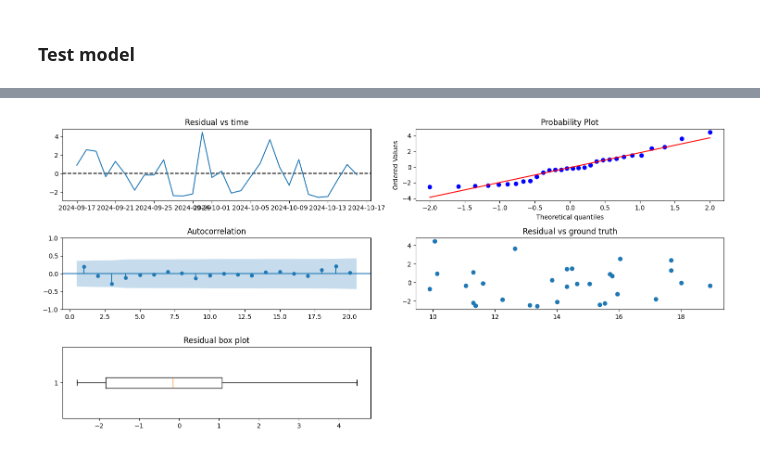
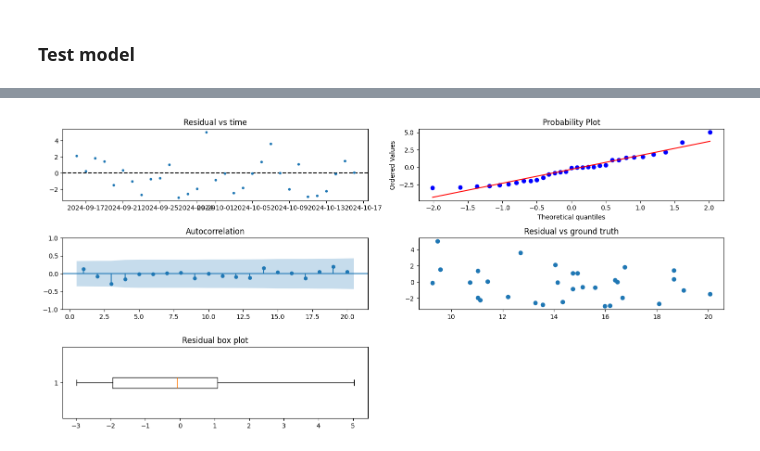
Before and after one commit to dangnguyen2910/temperature_forecasting, a Jupyter notebook: src/lstm.ipynb, the cells around one changed output, grey strips where cells are left out. Drawn from its saved outputs; the diff is of its cells as text; code cells hidden in the pictures.

```diff
--- a/src/lstm.ipynb
+++ b/src/lstm.ipynb
@@ -264,7 +305,15 @@ with torch.no_grad():
         features = features.to(device).unsqueeze(2)
         target = target.to(device)
 
-        output = model(features).cpu().tolist()
+        output = model(features)
+
+        # In case batch only has 1 sample, output will be of shape []
+        # The below "if" is to transform shape to [1] to make it comparable with
+        # the target
+        if (output.size() == torch.Size([])):
+            output = output.unsqueeze(0)
+        output = output.cpu().tolist()
+
         train_outputs += output
 
 
@@ -272,29 +321,37 @@ with torch.no_grad():
         features = features.to(device).unsqueeze(2)
         target = target.to(device)
 
-        output = model(features).cpu().tolist()
+        output = model(features)
+
+        # In case batch only has 1 sample, output will be of shape []
+        # The below "if" is to transform shape to [1] to make it comparable with
+        # the target
+        if (output.size() == torch.Size([])):
+            output = output.unsqueeze(0)
+
+        output = output.cpu().tolist()
+
         test_outputs += output
 
-train_outputs = np.array(train_outputs).reshape(-1,1)
-test_outputs = np.array(test_outputs).reshape(-1,1)
+train_outputs = np.array(train_outputs)
+test_outputs = np.array(test_outputs)
 
+train_outputs = train_outputs * (max_temp - min_temp) + min_temp
+test_outputs = test_outputs * (max_temp - min_temp) + min_temp
 
-train_outputs = scaler.inverse_transform(train_outputs)
-test_outputs = scaler.inverse_transform(test_outputs)
-
-train_outputs = pd.Series(np.squeeze(train_outputs), index=train.index[lags:])
-test_outputs = pd.Series(np.squeeze(test_outputs), index=test.index[lags:])
+train_outputs = pd.Series(np.squeeze(train_outputs), index=train.index)
+test_outputs = pd.Series(np.squeeze(test_outputs), index=test.index)
 
 fig = plt.figure(figsize=(15,4))
 
 fig.add_subplot(2,1,1)
-plt.plot(train, label='Train truth', color='blue')
+plt.plot(train['target'], label='Train truth', color='blue')
 plt.plot(train_outputs,color='crimson', linestyle = 'dashed', label='Train pred')
 plt.legend()
 
 
 fig.add_subplot(2,1,2)
-plt.plot(test, color='green', label='Val truth', marker='.')
+plt.plot(test['target'], color='green', label='Val truth', marker='.')
 plt.plot(test_outputs,color = 'crimson', linestyle = 'dashed',marker='.', label='Val pred')
 plt.legend()
 
@@ -312,29 +508,29 @@ MAPE: 0.11388167369854225
 # %%
-residuals = test[lags:] - test_outputs
+residuals = test['target'] - test_outputs
 fig = plt.figure(figsize=(15, 7))
 
 fig.add_subplot(3,2,1)
 plt.axhline(0, color='k', linestyle='dashed')
-plt.plot(residuals)
+plt.plot(residuals, '.')
 plt.title("Residual vs time")
 
 fig.add_subplot(3,2,2)
 stats.probplot(residuals, dist="norm", plot=plt)
 
 ax = fig.add_subplot(3,2,3)
 plot_acf(residuals, lags=20, ax=ax, zero=False)
 
 fig.add_subplot(3,2,4)
 plt.scatter(test_outputs, residuals)
 plt.title("Residual vs ground truth")
 
 fig.add_subplot(3,2,5)
 plt.boxplot(residuals, vert=False)
 plt.title("Residual box plot")
 
 plt.tight_layout()
 # %% [output]
-[figure, old version]
+[figure, new version]
 # %%
 adf_test(residuals)
 # %% [output]
```
Also changed, not shown: parts of 26 cells of this notebook.
